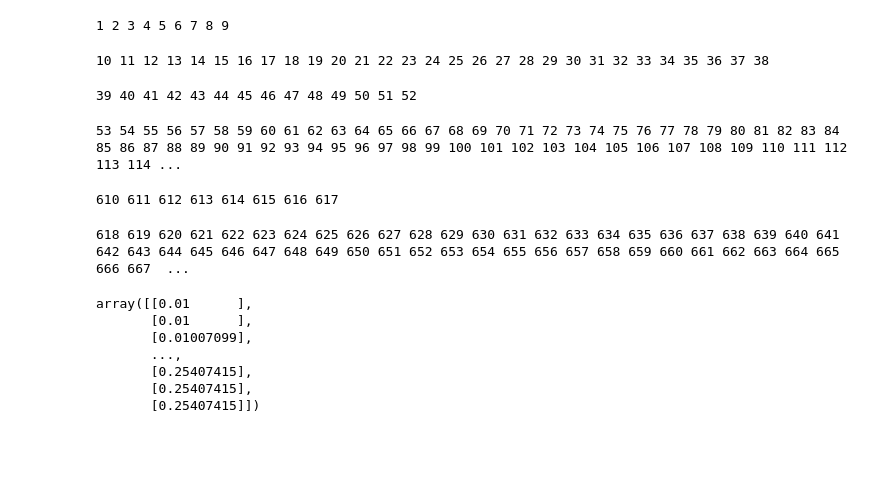
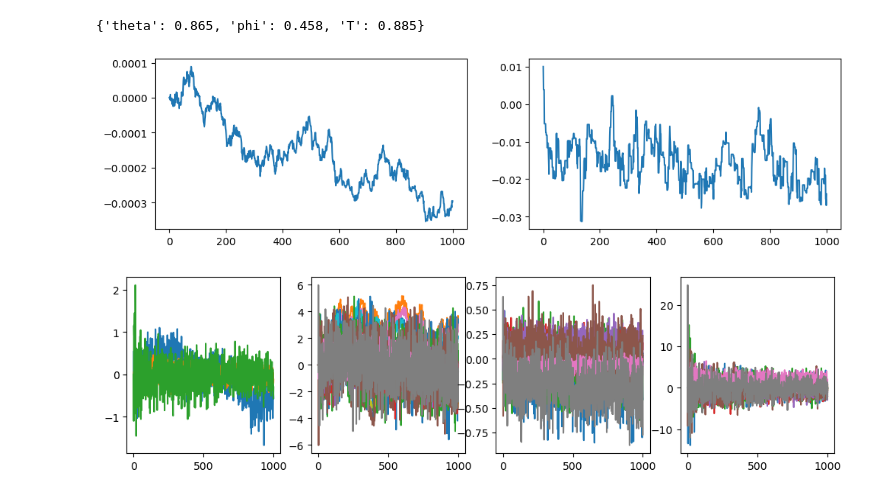
Before and after one commit to meh-source/schools-project, a Jupyter notebook: main.ipynb, the cells around one changed output. Saved outputs shown, nothing was run; the diff lists cells and outputs as text; code cells hidden in the pictures; blank space fills up the shorter version.

Commit message:
clean code and tune sd_proposal

```diff
--- a/main.ipynb
+++ b/main.ipynb
@@ -246,0 +27,6 @@ def sampler(n, data, init, params, hyperparams):
+# %%
+sd_proposal = dict()
+
+sd_proposal["theta"] = 1e-5
+sd_proposal["phi"] = 5e-3
+sd_proposal["T"] = [5e-3 for _ in range(6)]
@@ -247,19 +277,22 @@ def sampler(n, data, init, params, hyperparams):
 # %%
- chain = sampler(1000, data, init, params, hyperparams)
+chain, history = sampler(1000, data,init, sd_proposal)
-# %% [output]
-1 2 3 4 5 6 7 8 9
-10 11 12 13 14 15 16 17 18 19 20 21 22 23 24 25 26 27 28 29 30 31 32 33 34 35 36 37 38
-39 40 41 42 43 44 45 46 47 48 49 50 51 52
-53 54 55 56 57 58 59 60 61 62 63 64 65 66 67 68 69 70 71 72 73 74 75 76 77 78 79 80 81 82 83 84 85 86 87 88 89 90 91 92 93 94 95 96 97 98 99 100 101 102 103 104 105 106 107 108 109 110 111 112 113 114 ...
-610 611 612 613 614 615 616 617
-618 619 620 621 622 623 624 625 626 627 628 629 630 631 632 633 634 635 636 637 638 639 640 641 642 643 644 645 646 647 648 649 650 651 652 653 654 655 656 657 658 659 660 661 662 663 664 665 666 667  ...
-# %%
-chain["phi"]
-# %% [output]
-array([[0.01      ],
-       [0.01      ],
-       [0.01007099],
-       ...,
-       [0.25407415],
-       [0.25407415],
-       [0.25407415]])
+# %%
+history
+# %% [output]
+{'theta': 0.865, 'phi': 0.458, 'T': 0.885}
+# %%
+fig, axs = plt.subplots(1, 2, figsize=(12, 3))
+axs[0].plot(chain["theta"])
+axs[1].plot(chain["phi"])
+plt.show()
+# %% [output]
+[figure, added]
+# %%
+fig, axs = plt.subplots(1, 4, figsize=(12, 3))
+axs[0].plot(chain["gamma"])
+axs[1].plot(chain["alpha"][:, :, 0])
+axs[2].plot(chain["alpha"][:, :, 1])
+axs[3].plot(chain["alpha"][:, :, 2])
+plt.show()
+# %% [output]
+[figure, added]
```
Also changed, not shown: parts of 7 cells of this notebook.
